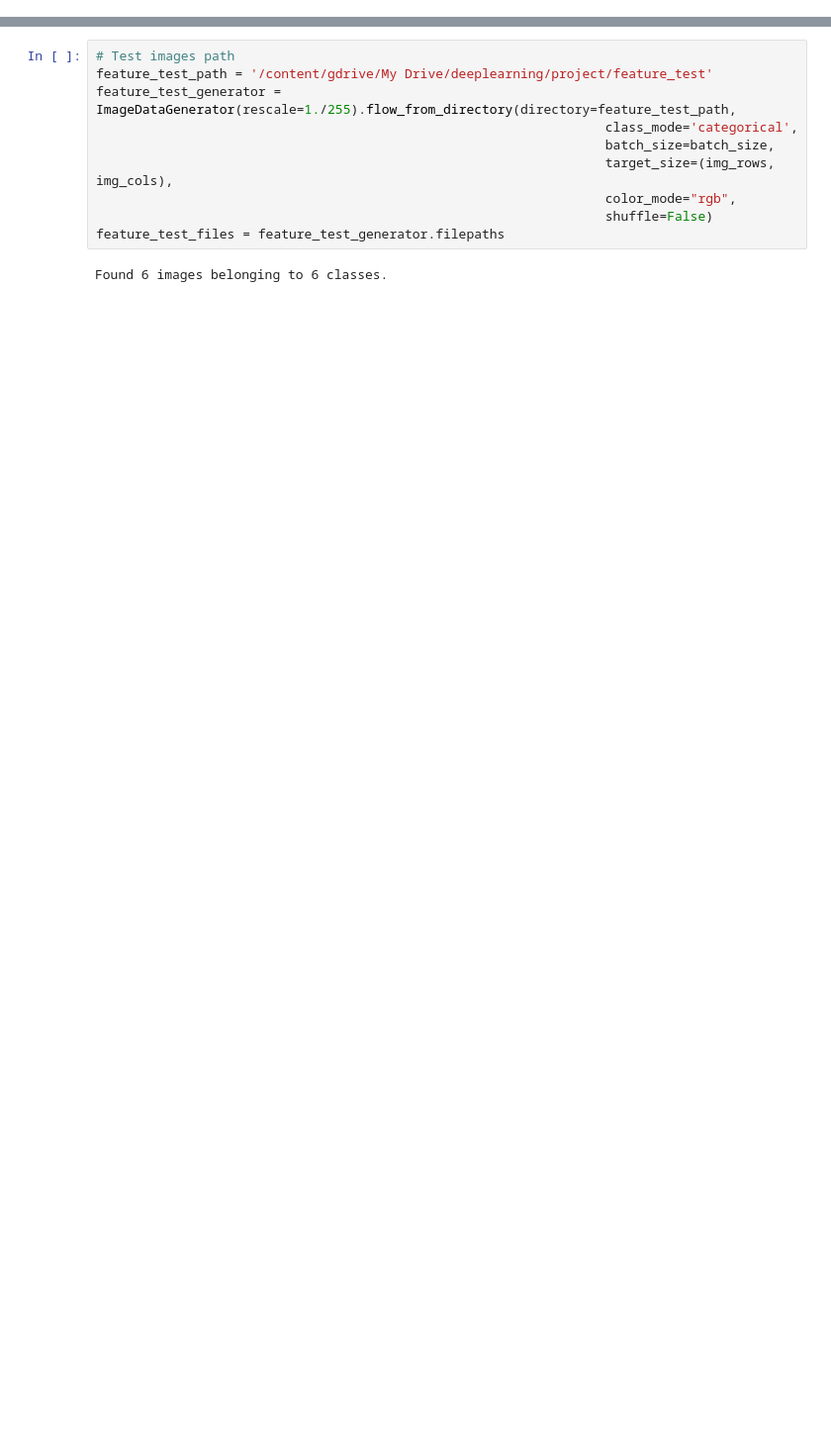
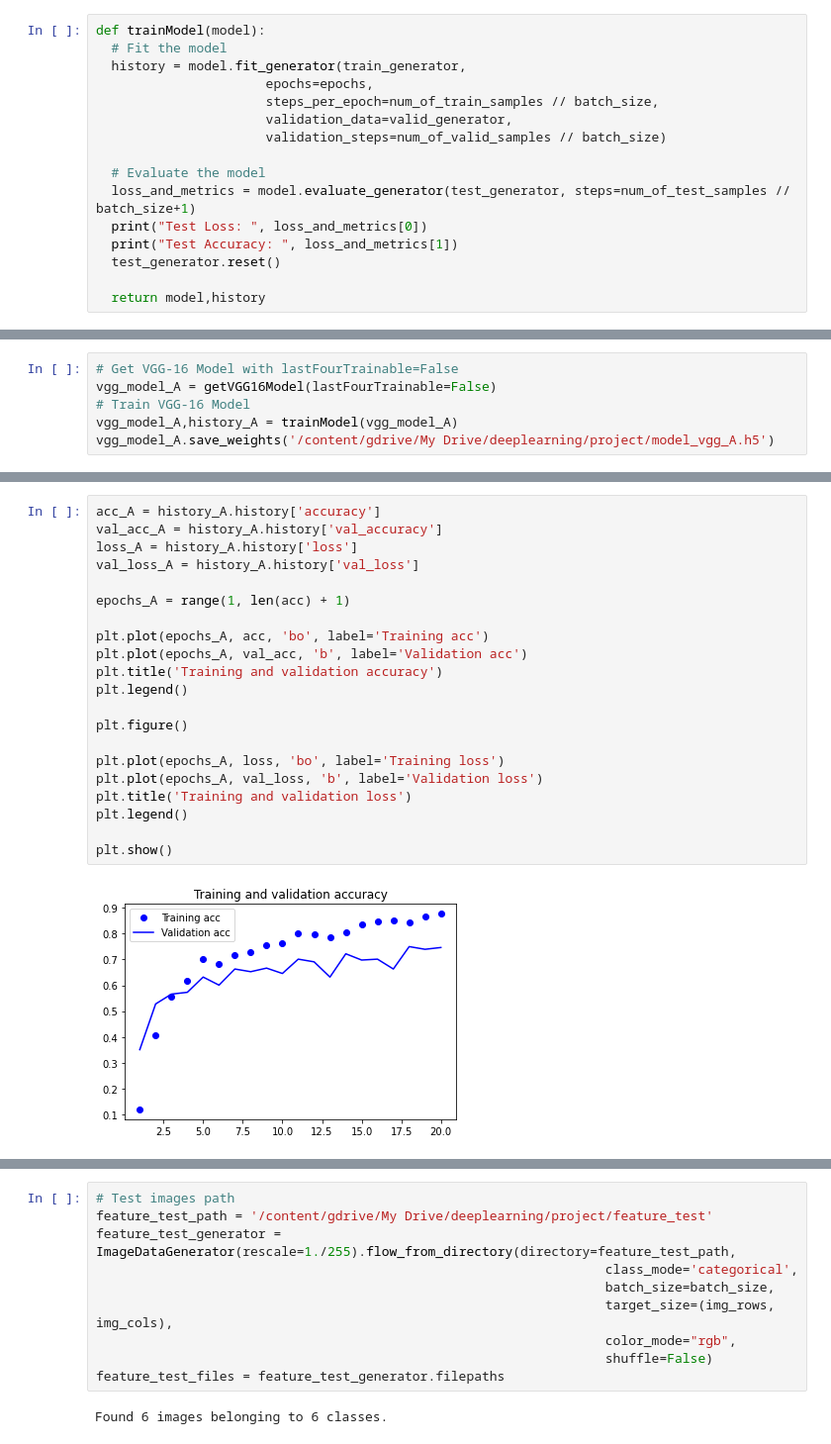
Before and after one commit to wa976/DL_teamproject, a Jupyter notebook: project3_final.ipynb, the cells around one changed output, grey strips where cells are left out. Shown at 99% size. Saved outputs shown, nothing was run; the diff lists cells and outputs as text; blank space fills up the shorter version.

```diff
--- a/project3_final.ipynb
+++ b/project3_final.ipynb
@@ -512,0 +440,16 @@ All files added.
+# %%
+def trainModel(model):
+  # Fit the model
+  history = model.fit_generator(train_generator,
+                      epochs=epochs,
+                      steps_per_epoch=num_of_train_samples // batch_size,
+                      validation_data=valid_generator,
+                      validation_steps=num_of_valid_samples // batch_size)
+
+  # Evaluate the model
+  loss_and_metrics = model.evaluate_generator(test_generator, steps=num_of_test_samples // batch_size+1)
+  print("Test Loss: ", loss_and_metrics[0])
+  print("Test Accuracy: ", loss_and_metrics[1])
+  test_generator.reset()
+
+  return model,history
@@ -512,0 +458,6 @@ All files added.
+# %%
+# Get VGG-16 Model with lastFourTrainable=False
+vgg_model_A = getVGG16Model(lastFourTrainable=False)
+# Train VGG-16 Model
+vgg_model_A,history_A = trainModel(vgg_model_A)
+vgg_model_A.save_weights('/content/gdrive/My Drive/deeplearning/project/model_vgg_A.h5')
@@ -512,0 +502,23 @@ All files added.
+# %%
+acc_A = history_A.history['accuracy']
+val_acc_A = history_A.history['val_accuracy']
+loss_A = history_A.history['loss']
+val_loss_A = history_A.history['val_loss']
+
+epochs_A = range(1, len(acc) + 1)
+
+plt.plot(epochs_A, acc, 'bo', label='Training acc')
+plt.plot(epochs_A, val_acc, 'b', label='Validation acc')
+plt.title('Training and validation accuracy')
+plt.legend()
+
+plt.figure()
+
+plt.plot(epochs_A, loss, 'bo', label='Training loss')
+plt.plot(epochs_A, val_loss, 'b', label='Validation loss')
+plt.title('Training and validation loss')
+plt.legend()
+
+plt.show()
+# %% [output]
+[figure, added]
```
Also changed, not shown: parts of 83 cells of this notebook.
